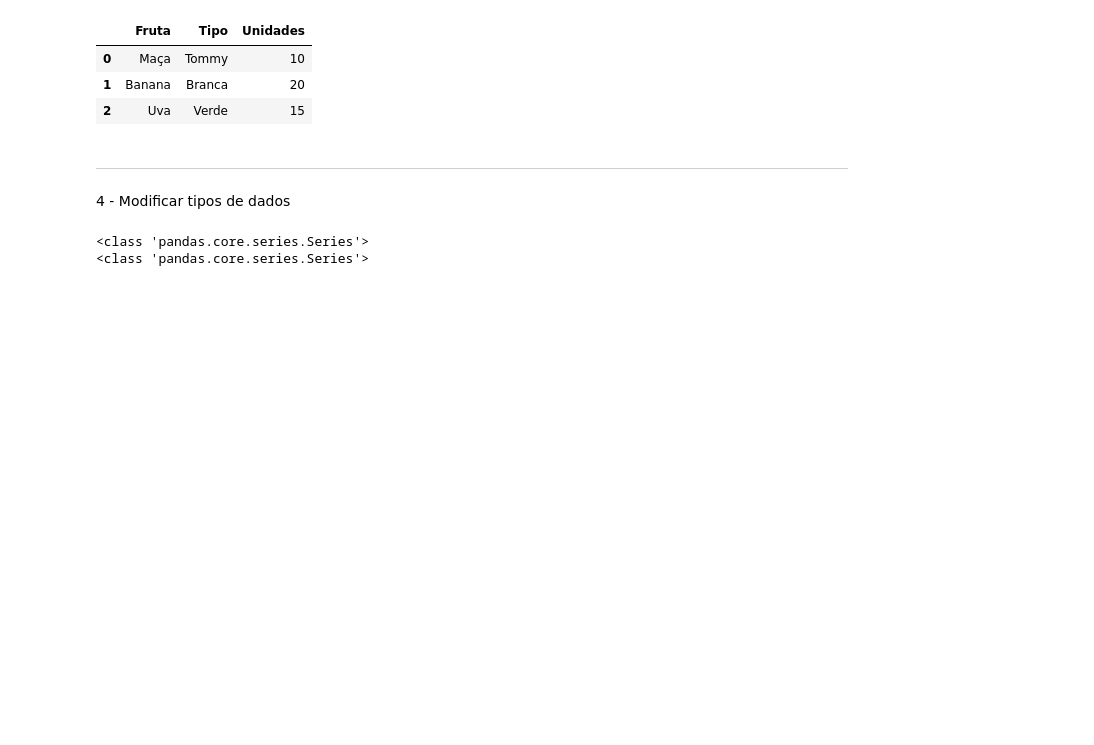
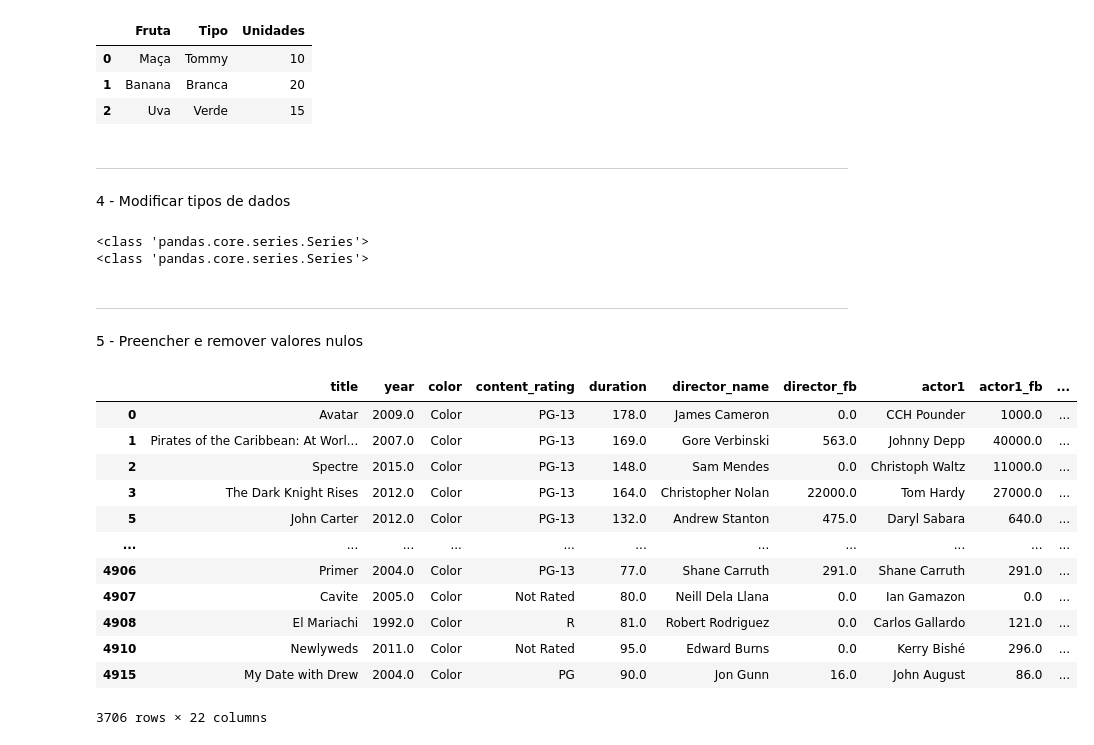
Before and after one commit to sjf1616/learning_dev, a Jupyter notebook: pandas-learning/notebooks/Exercicios.ipynb, the cells around one changed output. Saved outputs shown, nothing was run; the diff lists cells and outputs as text; code cells hidden in the pictures; blank space fills up the shorter version.

```diff
--- a/pandas-learning/notebooks/Exercicios.ipynb
+++ b/pandas-learning/notebooks/Exercicios.ipynb
@@ -47,3 +47,33 @@ print(type(df_frutas['Quantidade']))
 # %% [output]
 <class 'pandas.core.series.Series'>
 <class 'pandas.core.series.Series'>
+# %% [markdown]
+----
+# %% [markdown]
+5 - Preencher e remover valores nulos
+# %%
+# Importando Bibliotecas
+import pandas as pd
+
+# Caminho para pasta Data
+data_movie = '../data/Master_Data_Analysis/movie.csv'
+
+# Criando o DataFrame
+df_movie = pd.read_csv(data_movie)
+
+# Remover os valores nulos
+df_movie.dropna()
+# %% [output]
+|  | title | year | color | content_rating | duration | director_name | director_fb | actor1 | actor1_fb | ... |
+| 0 | Avatar | 2009.0 | Color | PG-13 | 178.0 | James Cameron | 0.0 | CCH Pounder | 1000.0 | ... |
+| 1 | Pirates of the Caribbean: At Worl... | 2007.0 | Color | PG-13 | 169.0 | Gore Verbinski | 563.0 | Johnny Depp | 40000.0 | ... |
+| 2 | Spectre | 2015.0 | Color | PG-13 | 148.0 | Sam Mendes | 0.0 | Christoph Waltz | 11000.0 | ... |
+| 3 | The Dark Knight Rises | 2012.0 | Color | PG-13 | 164.0 | Christopher Nolan | 22000.0 | Tom Hardy | 27000.0 | ... |
+| 5 | John Carter | 2012.0 | Color | PG-13 | 132.0 | Andrew Stanton | 475.0 | Daryl Sabara | 640.0 | ... |
+| ... | ... | ... | ... | ... | ... | ... | ... | ... | ... | ... |
+| 4906 | Primer | 2004.0 | Color | PG-13 | 77.0 | Shane Carruth | 291.0 | Shane Carruth | 291.0 | ... |
+| 4907 | Cavite | 2005.0 | Color | Not Rated | 80.0 | Neill Dela Llana | 0.0 | Ian Gamazon | 0.0 | ... |
+| 4908 | El Mariachi | 1992.0 | Color | R | 81.0 | Robert Rodriguez | 0.0 | Carlos Gallardo | 121.0 | ... |
+| 4910 | Newlyweds | 2011.0 | Color | Not Rated | 95.0 | Edward Burns | 0.0 | Kerry Bishé | 296.0 | ... |
+| 4915 | My Date with Drew | 2004.0 | Color | PG | 90.0 | Jon Gunn | 16.0 | John August | 86.0 | ... |
+3706 rows × 22 columns
```
Also changed, not shown: parts of 7 cells of this notebook, 1 other file.
